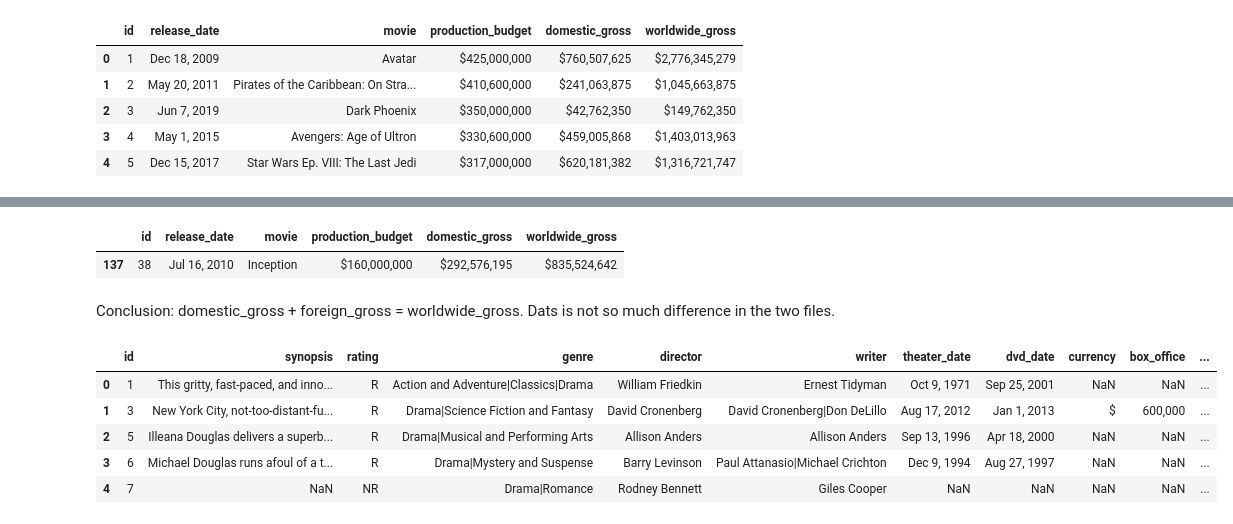
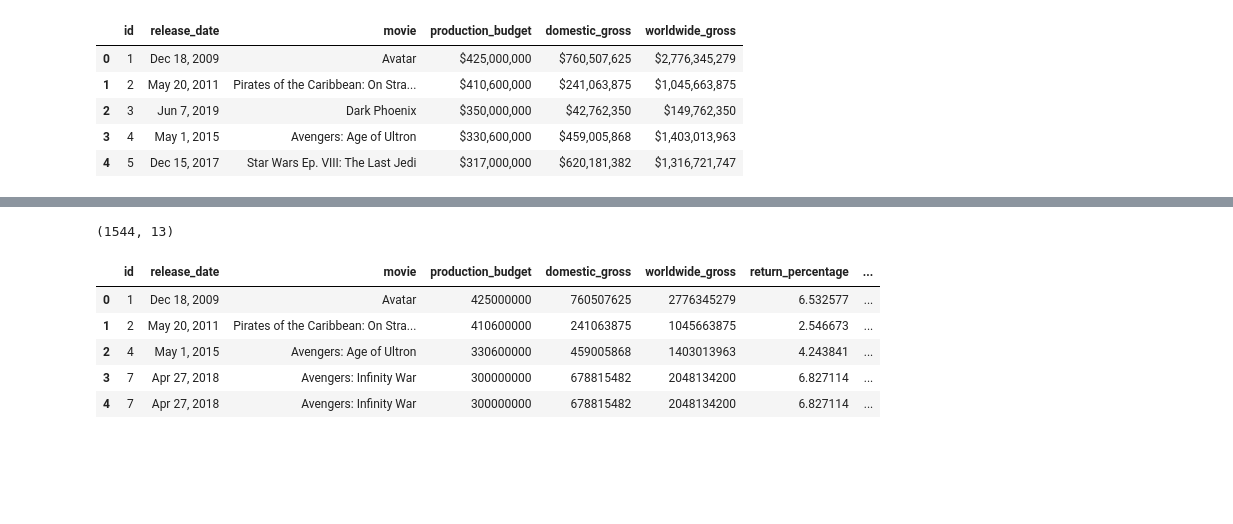
Before and after one commit to learn-co-curriculum/dsc-phase-2-project-v3, a Jupyter notebook: SQL Start QC.ipynb, the cells around one changed output, grey strips where cells are left out. Cells and saved outputs as stored; diff of their text form; code cells hidden in the pictures; blank space fills up the shorter version.

Commit message:
'Budget and rating Analysis Updates'

```diff
--- a/SQL Start QC.ipynb
+++ b/SQL Start QC.ipynb
@@ -442,0 +446,5 @@ movie_gross = pd.read_csv('Data/bom.movie_gross.csv.gz')
+# %%
+# Convert strings to int for production_budget, domestic_budget, and worldwide_gross
+movie_budgets['production_budget'] = movie_budgets['production_budget'].str.replace("$","").str.replace(",","").astype(int)
+movie_budgets['domestic_gross'] = movie_budgets['domestic_gross'].str.replace("$","").str.replace(",","").astype(int)
+movie_budgets['worldwide_gross'] = movie_budgets['worldwide_gross'].str.replace("$","").str.replace(",","").astype(int)
@@ -442,0 +453,2 @@ movie_gross = pd.read_csv('Data/bom.movie_gross.csv.gz')
+# %%
+movie_budgets['return_percentage'] = (movie_budgets['worldwide_gross']-movie_budgets['production_budget'])/movie_budgets['production_budget']
@@ -442,0 +500,3 @@ movie_gross = pd.read_csv('Data/bom.movie_gross.csv.gz')
+# %%
+movie_return_percent_above_median = movie_budgets[movie_budgets['return_percentage'] > movie_budgets['return_percentage'].median() ]
+movie_return_percent_above_median
@@ -469,7 +539,0 @@ movie_gross[movie_gross['title'] == 'Inception']
-# %%
-movie_budgets[movie_budgets['movie'] == 'Inception']
-# %% [output]
-|  | id | release_date | movie | production_budget | domestic_gross | worldwide_gross |
-| 137 | 38 | Jul 16, 2010 | Inception | $160,000,000 | $292,576,195 | $835,524,642 |
-# %% [markdown]
-Conclusion: domestic_gross + foreign_gross = worldwide_gross. Dats is not so much difference in the two files.
@@ -478,9 +540,15 @@ movie_info = pd.read_csv('Data/rt.movie_info.tsv.gz', delimiter = '\t')
+# %%
+DF2 = pd.merge(movie_return_percent_above_median, Dir_Movie_ratings_DF, left_on='movie', right_on='primary_title')
+# %%
+DF2.shape
+# %% [output]
+(1544, 13)
 # %%
-movie_info.head()
+DF2.head()
 # %% [output]
-|  | id | synopsis | rating | genre | director | writer | theater_date | dvd_date | currency | box_office | ... |
-| 0 | 1 | This gritty, fast-paced, and inno... | R | Action and Adventure|Classics|Drama | William Friedkin | Ernest Tidyman | Oct 9, 1971 | Sep 25, 2001 | NaN | NaN | ... |
-| 1 | 3 | New York City, not-too-distant-fu... | R | Drama|Science Fiction and Fantasy | David Cronenberg | David Cronenberg|Don DeLillo | Aug 17, 2012 | Jan 1, 2013 | $ | 600,000 | ... |
-| 2 | 5 | Illeana Douglas delivers a superb... | R | Drama|Musical and Performing Arts | Allison Anders | Allison Anders | Sep 13, 1996 | Apr 18, 2000 | NaN | NaN | ... |
-| 3 | 6 | Michael Douglas runs afoul of a t... | R | Drama|Mystery and Suspense | Barry Levinson | Paul Attanasio|Michael Crichton | Dec 9, 1994 | Aug 27, 1997 | NaN | NaN | ... |
-| 4 | 7 | NaN | NR | Drama|Romance | Rodney Bennett | Giles Cooper | NaN | NaN | NaN | NaN | ... |
+|  | id | release_date | movie | production_budget | domestic_gross | worldwide_gross | return_percentage | ... |
+| 0 | 1 | Dec 18, 2009 | Avatar | 425000000 | 760507625 | 2776345279 | 6.532577 | ... |
+| 1 | 2 | May 20, 2011 | Pirates of the Caribbean: On Stra... | 410600000 | 241063875 | 1045663875 | 2.546673 | ... |
+| 2 | 4 | May 1, 2015 | Avengers: Age of Ultron | 330600000 | 459005868 | 1403013963 | 4.243841 | ... |
+| 3 | 7 | Apr 27, 2018 | Avengers: Infinity War | 300000000 | 678815482 | 2048134200 | 6.827114 | ... |
+| 4 | 7 | Apr 27, 2018 | Avengers: Infinity War | 300000000 | 678815482 | 2048134200 | 6.827114 | ... |
```
Also changed, not shown: parts of 36 cells of this notebook.
